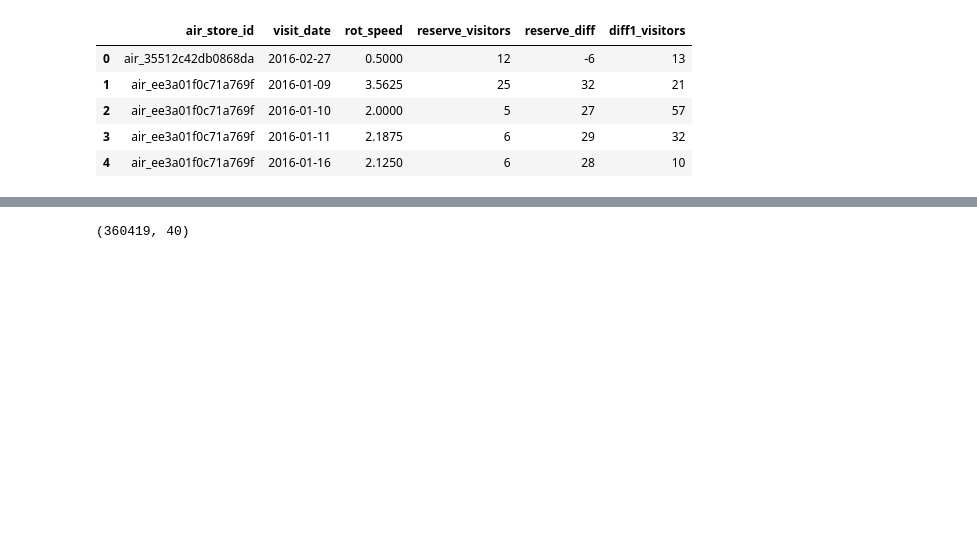
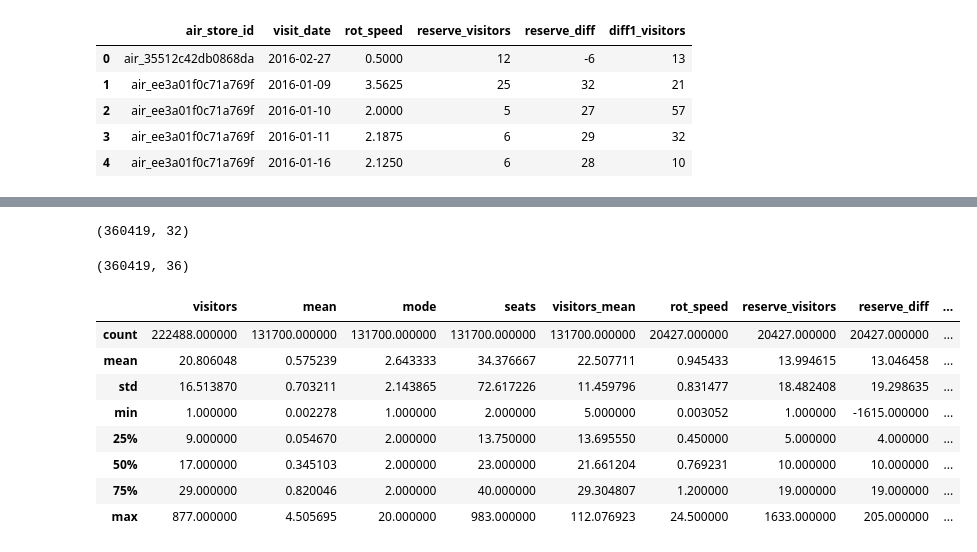
Before and after one commit to recruit-exercise/recruit_exercise, a Jupyter notebook: notebook/create_feature_base_on_reserve.ipynb, the cells around one changed output, grey strips where cells are left out. Drawn from its saved outputs; the diff is of its cells as text; code cells hidden in the pictures; blank space fills up the shorter version.

```diff
--- a/notebook/create_feature_base_on_reserve.ipynb
+++ b/notebook/create_feature_base_on_reserve.ipynb
@@ -462,7 +483,7 @@ resume = pd.merge(rotational_speed[["air_store_id","visit_date","rot_speed"]],re
 resume = pd.merge(resume,reserve_visit_diff[["air_store_id","visit_date","reserve_visitors","reserve_diff"]],left_on=["air_store_id","visit_date"],  right_on=["air_store_id","visit_date"])
 resume = pd.merge(resume,visit_visitors_mean,left_on="air_store_id",  right_index=True)
 resume = pd.merge(resume, diff1_visitors[["air_store_id","visit_date","diff1_visitors"]], left_on=["air_store_id","visit_date"],  right_on=["air_store_id","visit_date"])
-resume = pd.merge(resume, genre_data)
+#resume = pd.merge(resume, genre_data)
 # %%
 format1 = pd.read_csv("../data/features_format.csv")
 # %%
@@ -474,8 +495,7 @@ resume["visit_date"]= resume["visit_date"].astype(str)
 # %%
 id_unique_columns = resume[["air_store_id","mean","00",'00', '01', '02',
        '03', '04', '05', '06', '07', '08', '09', '10', '11', '12', '13', '14',
-       '15', '16', '17', '18', '19', '20', '21', '22', '23',"mode","seats","visitors_mean","air_genre_name","air_area_name","latitude","longitude","genre_count","genre_all_count",
-       "genre_freq_in_area","rank"]]
+       '15', '16', '17', '18', '19', '20', '21', '22', '23',"mode","seats","visitors_mean"]]
 # %%
 id_date_unique_columns = resume[["air_store_id","visit_date","rot_speed","reserve_visitors","reserve_diff","diff1_visitors"]]
 # %%
@@ -496,7 +512,25 @@ a = pd.merge(format1,id_unique_columns.drop_duplicates(),on="air_store_id",how="
 # %%
 a.shape
 # %% [output]
-(360419, 40)
+(360419, 32)
 # %%
 b = pd.merge(a,id_date_unique_columns,on=["air_store_id","visit_date"],how="left")
+# %%
+b.shape
+# %% [output]
+(360419, 36)
+# %%
+c = pd.merge(b,genre_data,on="air_store_id",how="left")
+# %%
+c.describe()
+# %% [output]
+|  | visitors | mean | mode | seats | visitors_mean | rot_speed | reserve_visitors | reserve_diff | ... |
+| count | 222488.000000 | 131700.000000 | 131700.000000 | 131700.000000 | 131700.000000 | 20427.000000 | 20427.000000 | 20427.000000 | ... |
+| mean | 20.806048 | 0.575239 | 2.643333 | 34.376667 | 22.507711 | 0.945433 | 13.994615 | 13.046458 | ... |
+| std | 16.513870 | 0.703211 | 2.143865 | 72.617226 | 11.459796 | 0.831477 | 18.482408 | 19.298635 | ... |
+| min | 1.000000 | 0.002278 | 1.000000 | 2.000000 | 5.000000 | 0.003052 | 1.000000 | -1615.000000 | ... |
+| 25% | 9.000000 | 0.054670 | 2.000000 | 13.750000 | 13.695550 | 0.450000 | 5.000000 | 4.000000 | ... |
+| 50% | 17.000000 | 0.345103 | 2.000000 | 23.000000 | 21.661204 | 0.769231 | 10.000000 | 10.000000 | ... |
+| 75% | 29.000000 | 0.820046 | 2.000000 | 40.000000 | 29.304807 | 1.200000 | 19.000000 | 19.000000 | ... |
+| max | 877.000000 | 4.505695 | 20.000000 | 983.000000 | 112.076923 | 24.500000 | 1633.000000 | 205.000000 | ... |
 # %%
```
Also changed, not shown: parts of 4 cells of this notebook.
